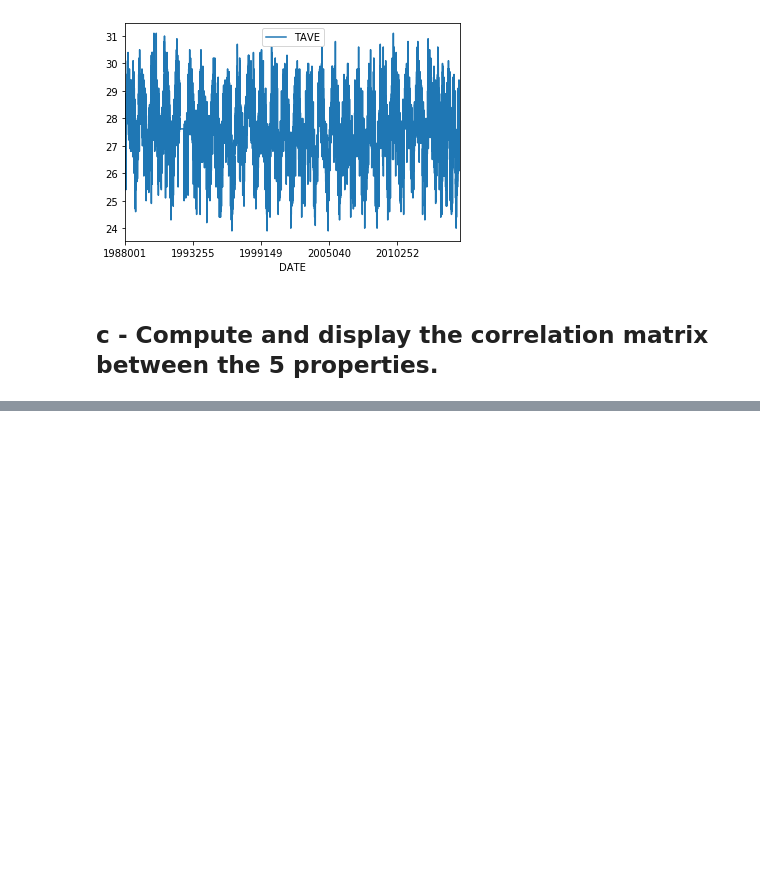
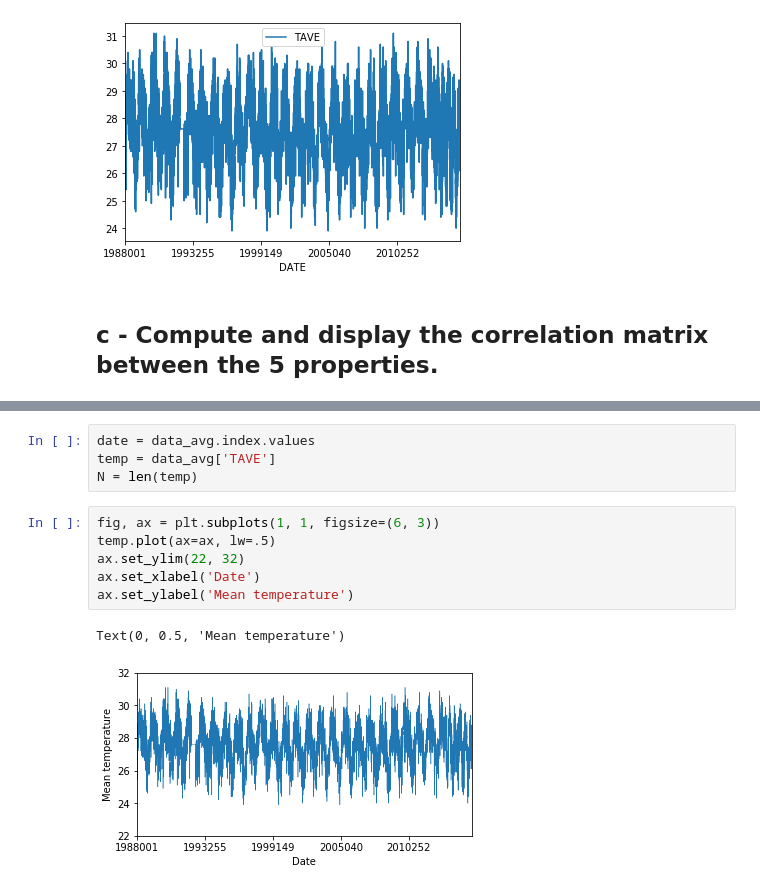
Before and after one commit to JK-Pair/Data_analysis, a Jupyter notebook: Assignment.ipynb, the cells around one changed output, grey strips where cells are left out. Cells and saved outputs as stored; diff of their text form; blank space fills up the shorter version.

```diff
--- a/Assignment.ipynb
+++ b/Assignment.ipynb
@@ -211,0 +229,13 @@ plt.show()
+# %%
+date = data_avg.index.values
+temp = data_avg['TAVE']
+N = len(temp)
+# %%
+fig, ax = plt.subplots(1, 1, figsize=(6, 3))
+temp.plot(ax=ax, lw=.5)
+ax.set_ylim(22, 32)
+ax.set_xlabel('Date')
+ax.set_ylabel('Mean temperature')
+# %% [output]
+Text(0, 0.5, 'Mean temperature')
+[figure, added]
```
Also changed, not shown: parts of 8 cells of this notebook.
